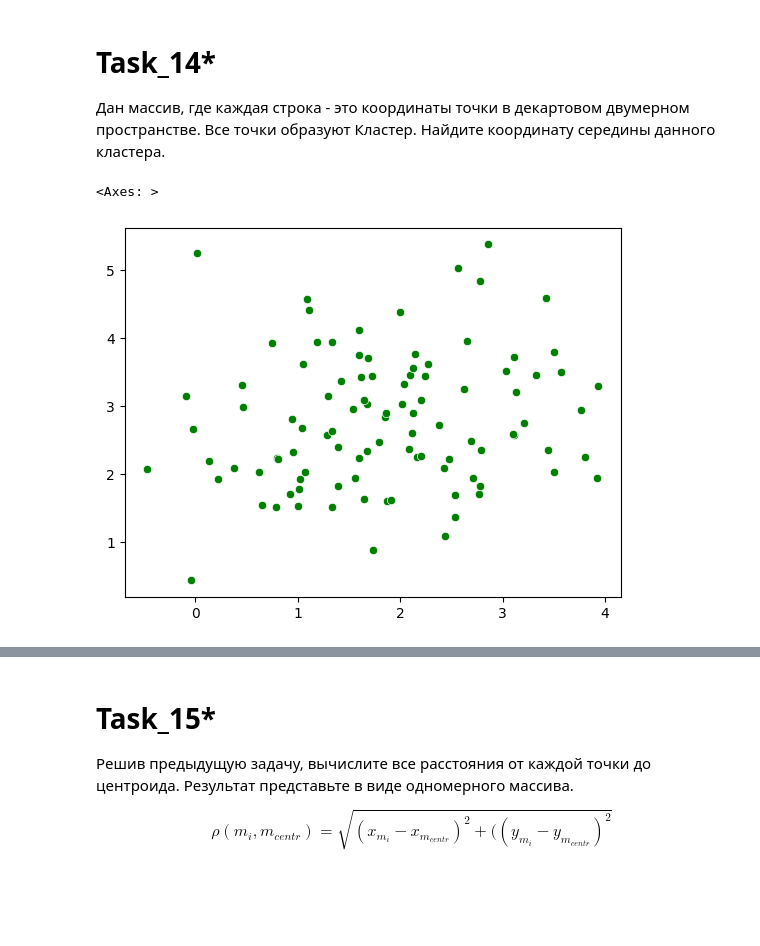
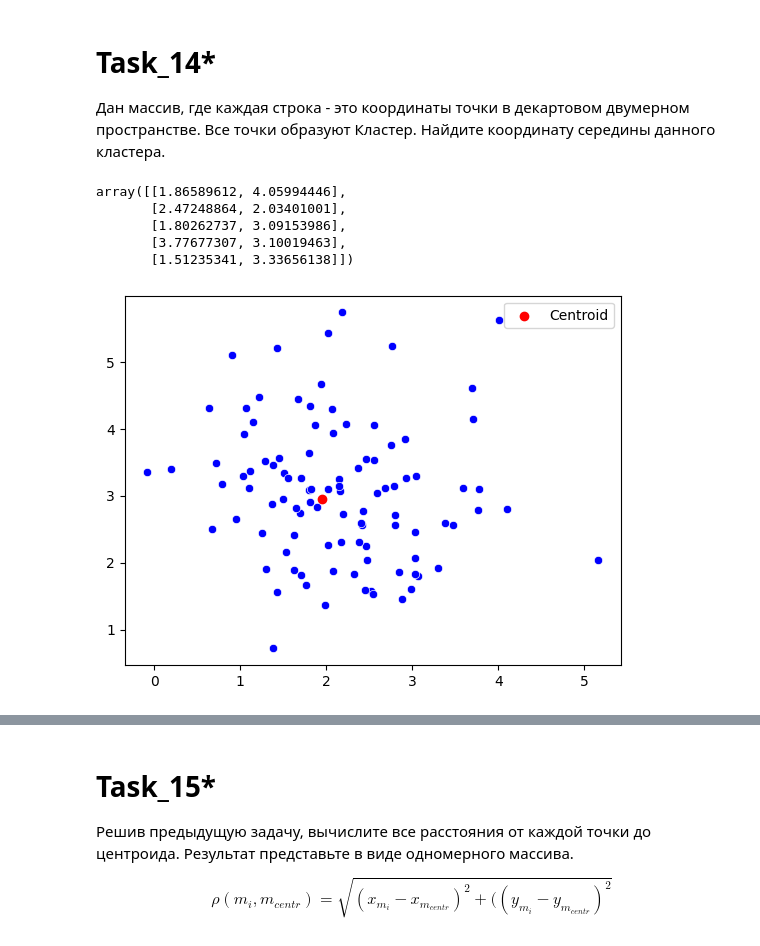
Before and after one commit to swordshik/colab, a Jupyter notebook: np_lab_2.ipynb, the cells around one changed output, grey strips where cells are left out. Cells and saved outputs as stored; diff of their text form; code cells hidden in the pictures; blank space fills up the shorter version.

```diff
--- a/np_lab_2.ipynb
+++ b/np_lab_2.ipynb
@@ -198,13 +380,36 @@ perc_list = [10, 15, 5, 25, 40]
 Дан массив, где каждая строка - это координаты точки в декартовом двумерном пространстве. Все точки образуют Кластер. Найдите координату середины данного кластера.
 # %%
 coords = np.random.randn(100, 2) + np.array([2, 3])
+coords[:5]
+# %% [output]
+array([[1.86589612, 4.05994446],
+       [2.47248864, 2.03401001],
+       [1.80262737, 3.09153986],
+       [3.77677307, 3.10019463],
+       [1.51235341, 3.33656138]])
 # %%
 # vizual
 import seaborn as sns
-# %%
-sns.scatterplot(x = coords[:, 0], y = coords[:, 1], color='green')
-# %% [output]
-<Axes: >
-[figure, removed]
+# %%
+sns.scatterplot(x = coords[:, 0], y = coords[:, 1], color='blue')
+import matplotlib.pyplot as plt
+
+# Assuming `ax` is the Axes object from the previous seaborn plot
+# If you don't have the Axes object, you can get it like this:
+# fig, ax = plt.gca(), plt.gcf()
+
+# Get the current axes from the previous seaborn plot
+ax = plt.gca()
+
+# Plot the single point using plt.scatter on the existing axes
+ax.scatter(x1, y1, color='red', label='Centroid')
+
+# Add a legend to show what the red point represents
+ax.legend()
+
+# Display the plot
+plt.show()
+# %% [output]
+[figure, added]
 # %%
 coords[:5]
```
Also changed, not shown: parts of 28 cells of this notebook.
